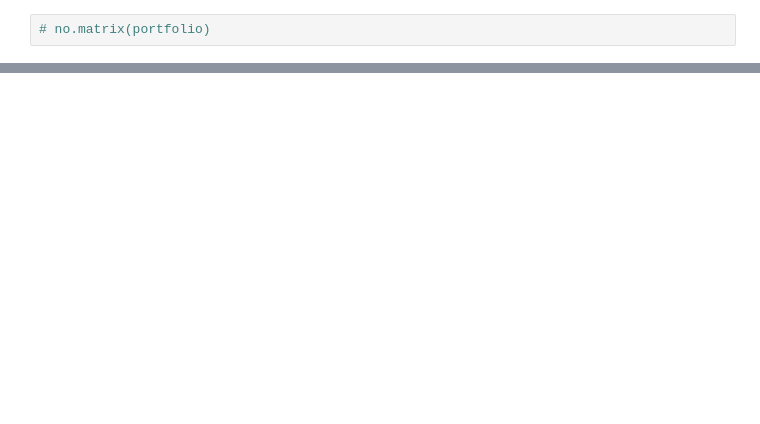
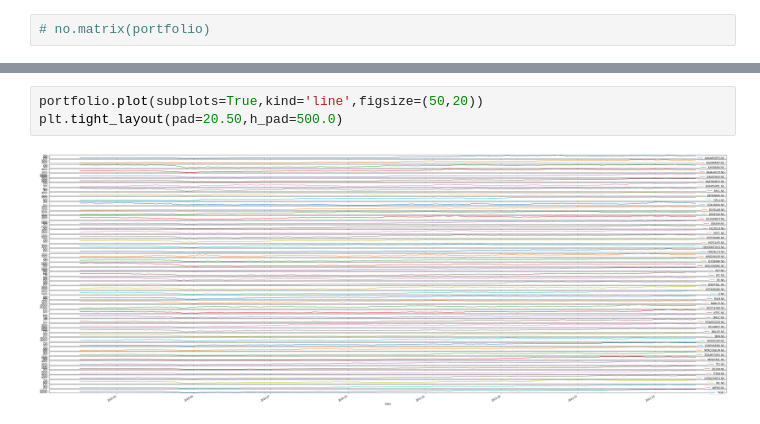
Before and after one commit to AMAYadav/PROJECTS-, a Jupyter notebook: 1ST_PROJECT_Portfolio.ipynb, the cells around one changed output, grey strips where cells are left out. Cells and saved outputs as stored; diff of their text form; blank space fills up the shorter version.

```diff
--- a/1ST_PROJECT_Portfolio.ipynb
+++ b/1ST_PROJECT_Portfolio.ipynb
@@ -134,0 +130,5 @@ portfolio.shape
+# %%
+portfolio.plot(subplots=True,kind='line',figsize=(50,20))
+plt.tight_layout(pad=20.50,h_pad=500.0)
+# %% [output]
+[figure, added]
```
Also changed, not shown: parts of 9 cells of this notebook.
